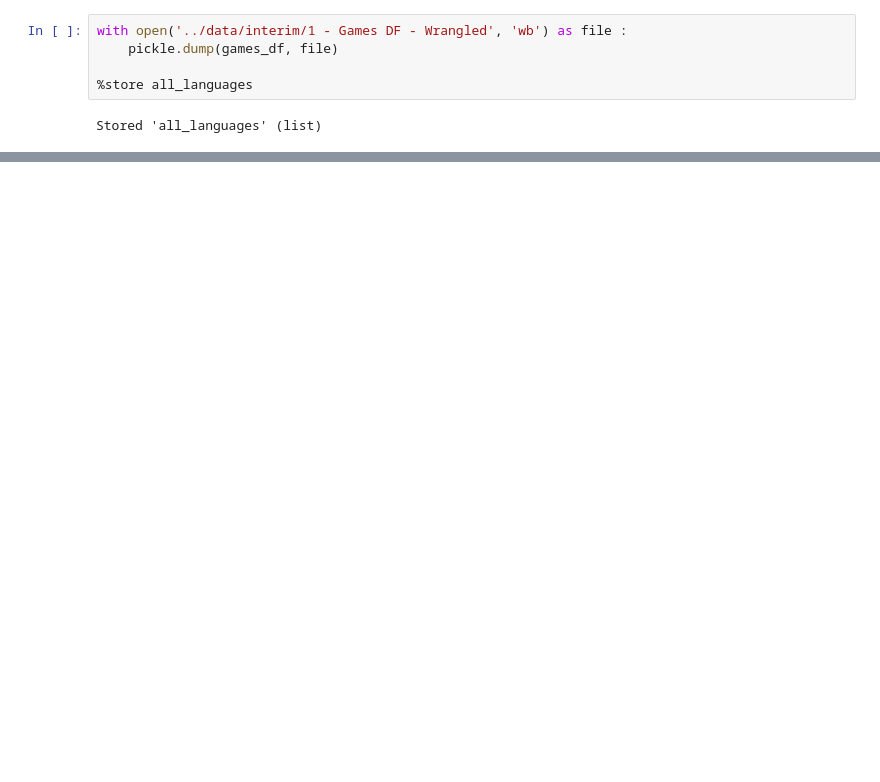
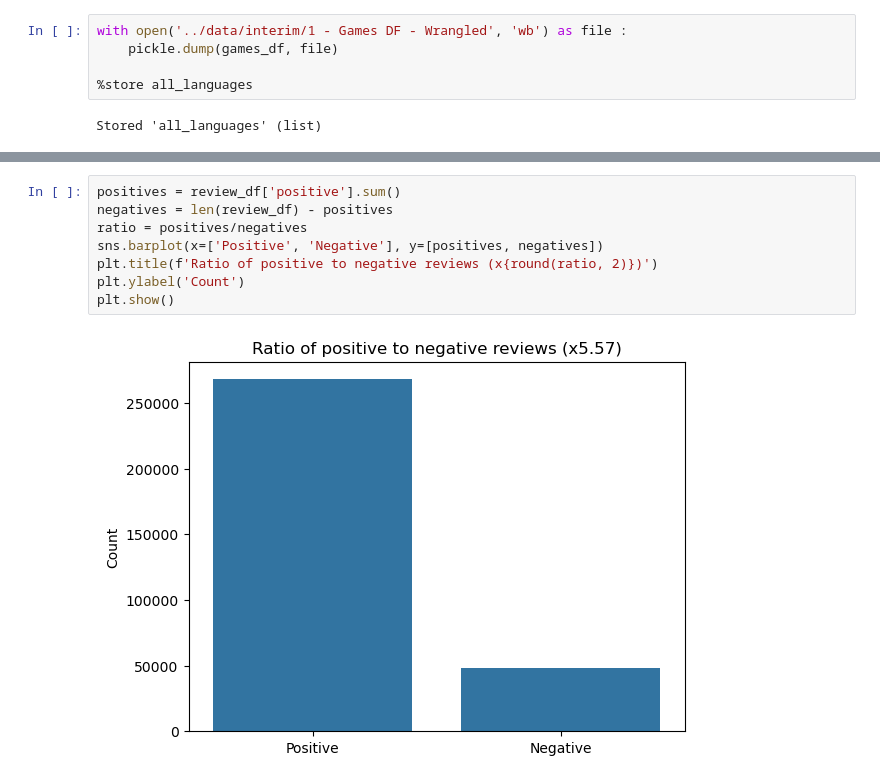
Before and after one commit to joshtod/Springboard, a Jupyter notebook: game_loc_prioritizer/notebooks/1.1-jod-data-wrangling_and_EDA.ipynb, the cells around one changed output, grey strips where cells are left out. Saved outputs shown, nothing was run; the diff lists cells and outputs as text; blank space fills up the shorter version.

```diff
--- a/game_loc_prioritizer/notebooks/1.1-jod-data-wrangling_and_EDA.ipynb
+++ b/game_loc_prioritizer/notebooks/1.1-jod-data-wrangling_and_EDA.ipynb
@@ -790,0 +550,10 @@ Stored 'all_languages' (list)
+# %%
+positives = review_df['positive'].sum()
+negatives = len(review_df) - positives
+ratio = positives/negatives
+sns.barplot(x=['Positive', 'Negative'], y=[positives, negatives])
+plt.title(f'Ratio of positive to negative reviews (x{round(ratio, 2)})')
+plt.ylabel('Count')
+plt.show()
+# %% [output]
+[figure, added]
```
Also changed, not shown: parts of 49 cells of this notebook, 10 other files.
